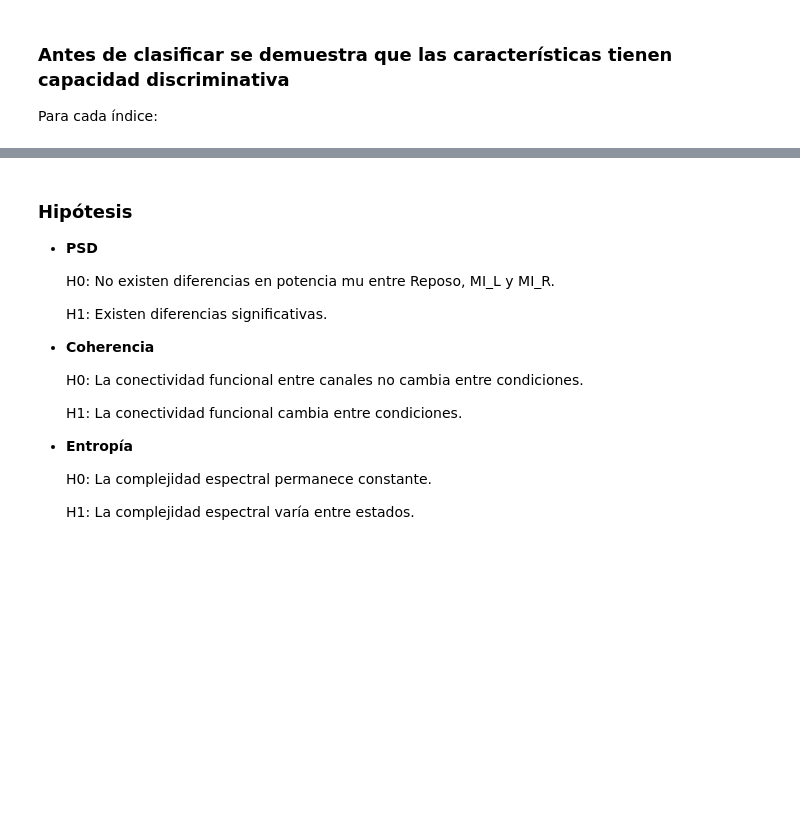
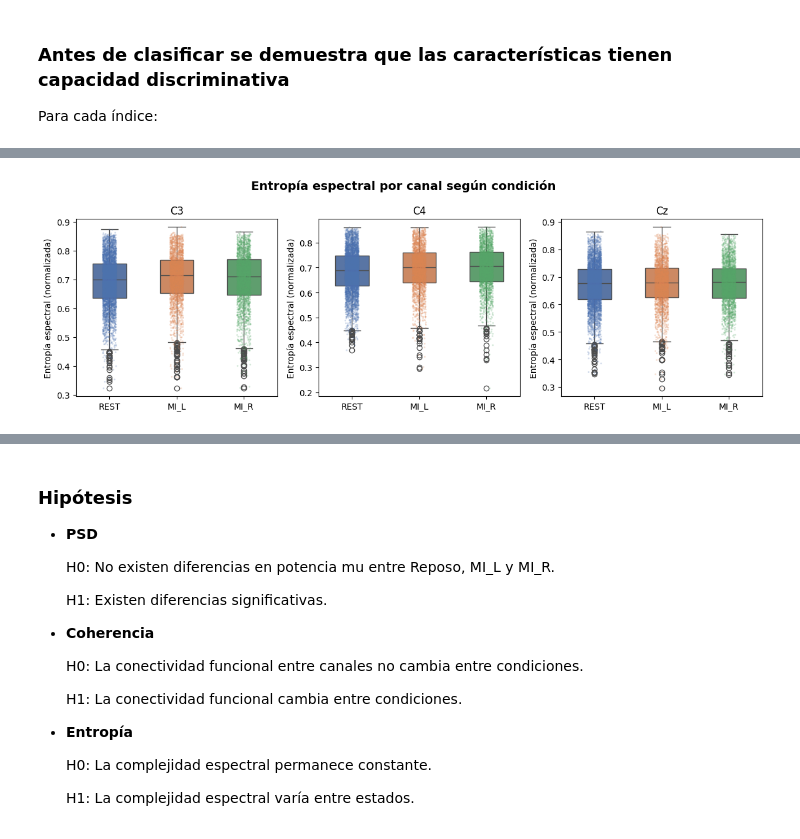
Before and after one commit to Aleja0001/Proyectos_de_Biose-ales, a Jupyter notebook: Proyecto 2.ipynb, the cells around one changed output, grey strips where cells are left out. Cells and saved outputs as stored; diff of their text form; code cells hidden in the pictures; blank space fills up the shorter version.

```diff
--- a/Proyecto 2.ipynb
+++ b/Proyecto 2.ipynb
@@ -663,0 +854,28 @@ sns.violinplot(
+# %%
+# 6a.3 Boxplots — Entropía espectral
+fig, axes = plt.subplots(1, 3, figsize=(12, 4))
+fig.suptitle('Entropía espectral por canal según condición',
+             fontsize=14, fontweight='bold')
+
+for ax, canal in zip(axes, CANALES):
+    col_nombre = f'ent_{canal}'
+    if col_nombre not in df.columns:
+        continue
+    sns.boxplot(
+        data=df, x='tarea', y=col_nombre,
+        order=ORDEN, palette=PALETA, width=0.5, ax=ax
+    )
+    sns.stripplot(
+        data=df, x='tarea', y=col_nombre,
+        order=ORDEN, palette=PALETA,
+        size=2, alpha=0.25, jitter=True, ax=ax
+    )
+    ax.set_title(canal)
+    ax.set_xlabel('')
+    ax.set_ylabel('Entropía espectral (normalizada)')
+
+plt.tight_layout()
+plt.savefig('boxplot_entropia.png', dpi=150, bbox_inches='tight')
+plt.show()
+# %% [output]
+[figure, added]
```
Also changed, not shown: parts of 45 cells of this notebook, 10 other files.
